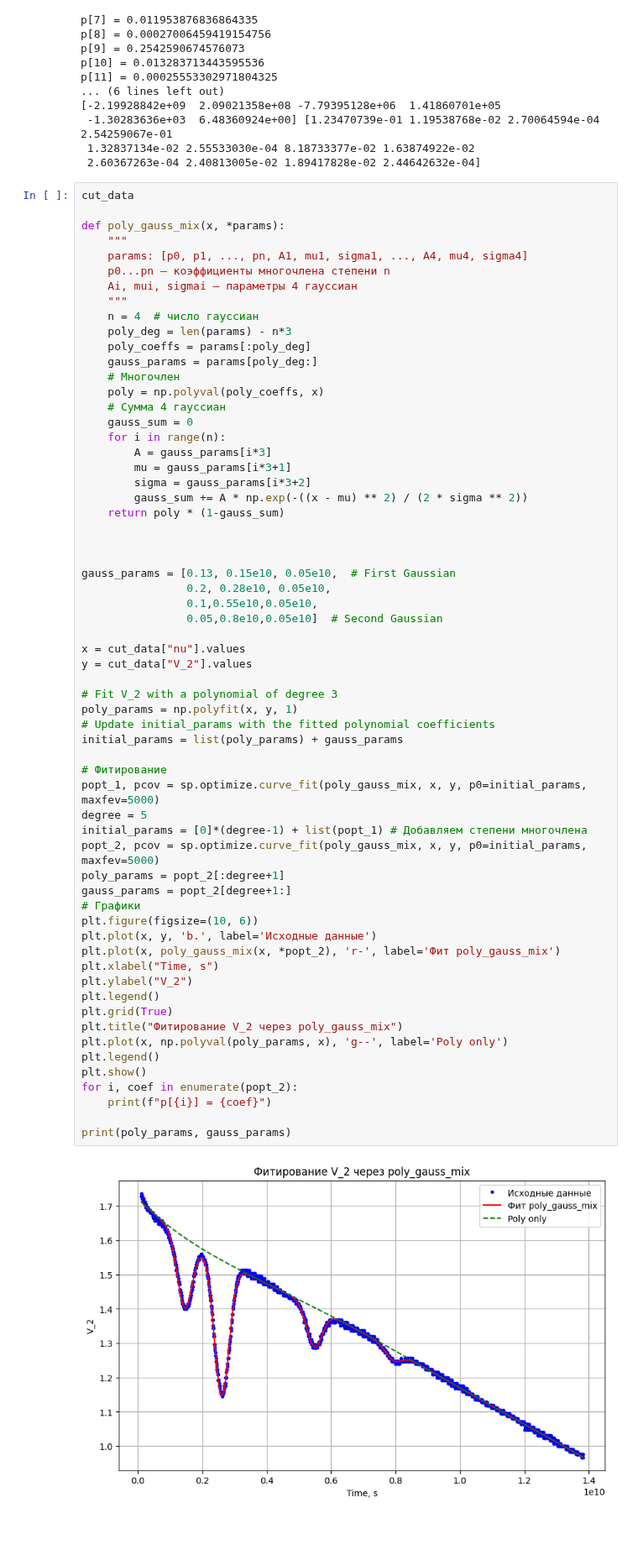
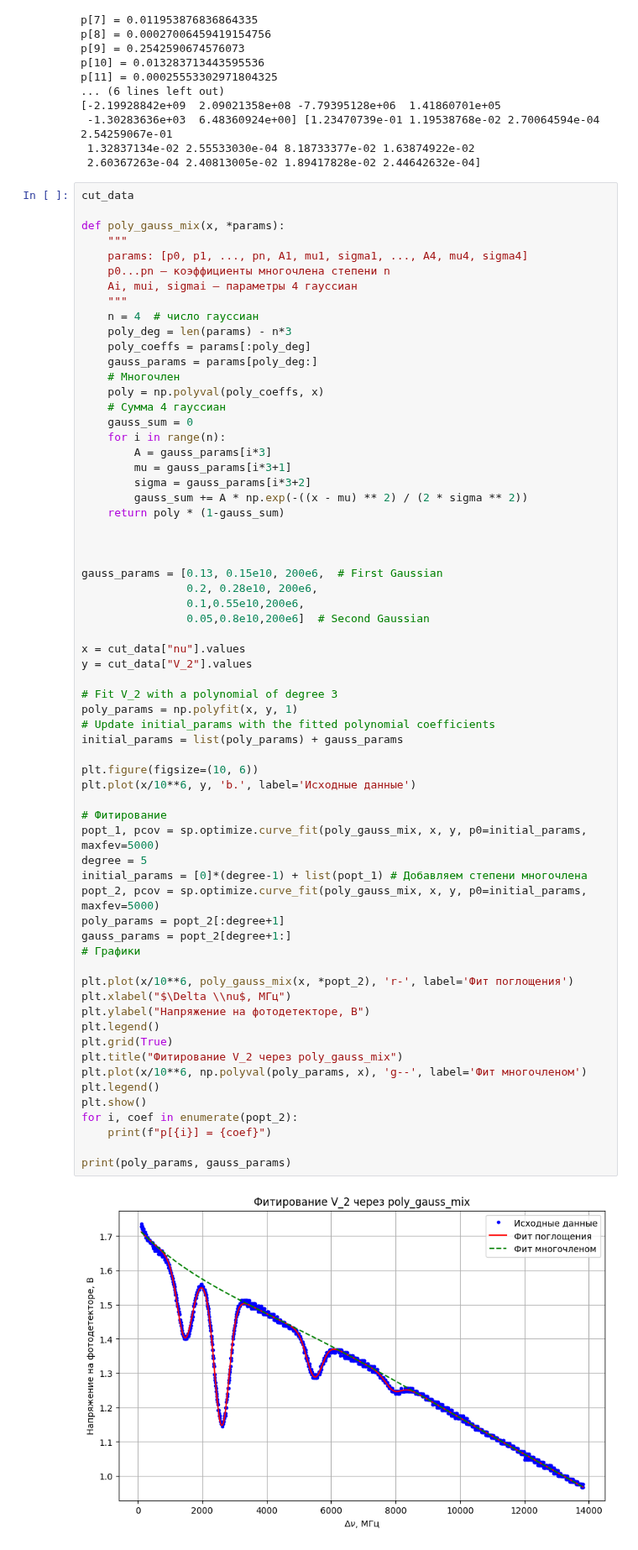
Before and after one commit to RedBrean/term2, a Jupyter notebook: term5/labs/rb/rb.ipynb, the cells around one changed output. Shown at 84% size. Drawn from its saved outputs; the diff is of its cells as text; blank space fills up the shorter version.

```diff
--- a/term5/labs/rb/rb.ipynb
+++ b/term5/labs/rb/rb.ipynb
@@ -242,41 +245,43 @@ def poly_gauss_mix(x, *params):
 
 
 
-gauss_params = [0.13, 0.15e10, 0.05e10,  # First Gaussian
-                0.2, 0.28e10, 0.05e10,
-                0.1,0.55e10,0.05e10,
-                0.05,0.8e10,0.05e10]  # Second Gaussian
+gauss_params = [0.13, 0.15e10, 200e6,  # First Gaussian
+                0.2, 0.28e10, 200e6,
+                0.1,0.55e10,200e6,
+                0.05,0.8e10,200e6]  # Second Gaussian
 
 x = cut_data["nu"].values
 y = cut_data["V_2"].values
 
 # Fit V_2 with a polynomial of degree 3
 poly_params = np.polyfit(x, y, 1)
 # Update initial_params with the fitted polynomial coefficients
 initial_params = list(poly_params) + gauss_params
 
+plt.figure(figsize=(10, 6))
+plt.plot(x/10**6, y, 'b.', label='Исходные данные')
+
 # Фитирование
 popt_1, pcov = sp.optimize.curve_fit(poly_gauss_mix, x, y, p0=initial_params, maxfev=5000)
 degree = 5
 initial_params = [0]*(degree-1) + list(popt_1) # Добавляем степени многочлена
 popt_2, pcov = sp.optimize.curve_fit(poly_gauss_mix, x, y, p0=initial_params, maxfev=5000)
 poly_params = popt_2[:degree+1]
 gauss_params = popt_2[degree+1:]
 # Графики
-plt.figure(figsize=(10, 6))
-plt.plot(x, y, 'b.', label='Исходные данные')
-plt.plot(x, poly_gauss_mix(x, *popt_2), 'r-', label='Фит poly_gauss_mix')
-plt.xlabel("Time, s")
-plt.ylabel("V_2")
+
+plt.plot(x/10**6, poly_gauss_mix(x, *popt_2), 'r-', label='Фит поглощения')
+plt.xlabel("$\Delta \\nu$, МГц")
+plt.ylabel("Напряжение на фотодетекторе, В")
 plt.legend()
 plt.grid(True)
 plt.title("Фитирование V_2 через poly_gauss_mix")
-plt.plot(x, np.polyval(poly_params, x), 'g--', label='Poly only')
+plt.plot(x/10**6, np.polyval(poly_params, x), 'g--', label='Фит многочленом')
 plt.legend()
 plt.show()
 for i, coef in enumerate(popt_2):
     print(f"p[{i}] = {coef}")
 
 print(poly_params, gauss_params)
 # %% [output]
-[figure, old version]
+[figure, new version]
```
Also changed, not shown: parts of 7 cells of this notebook, 2 other files.
